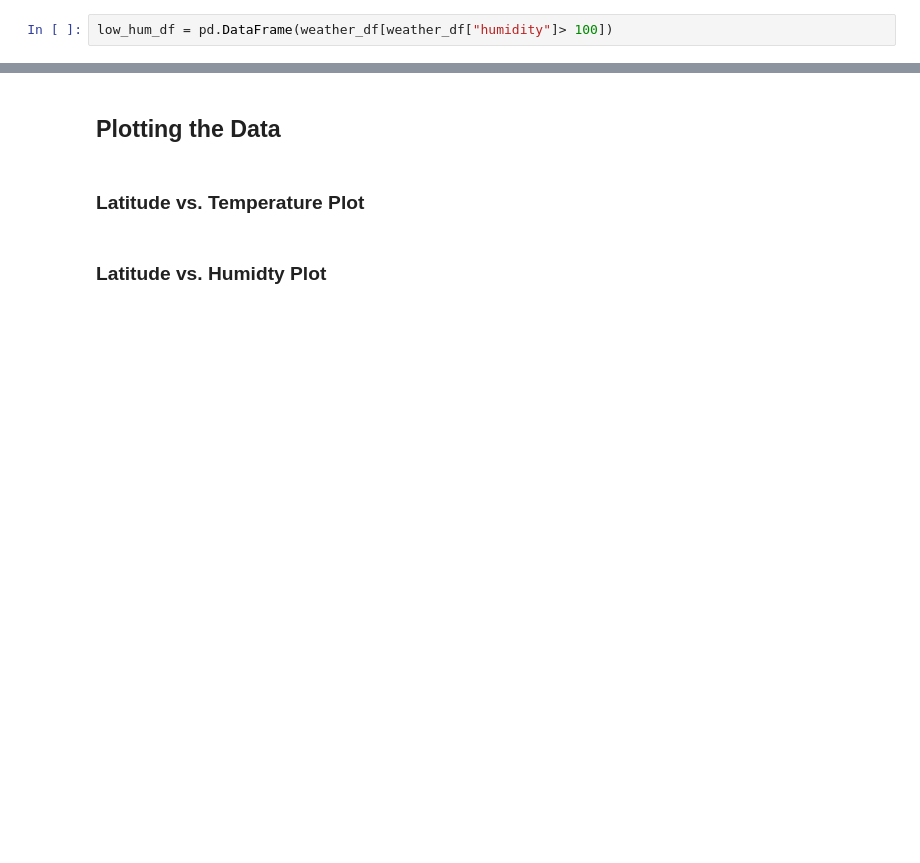
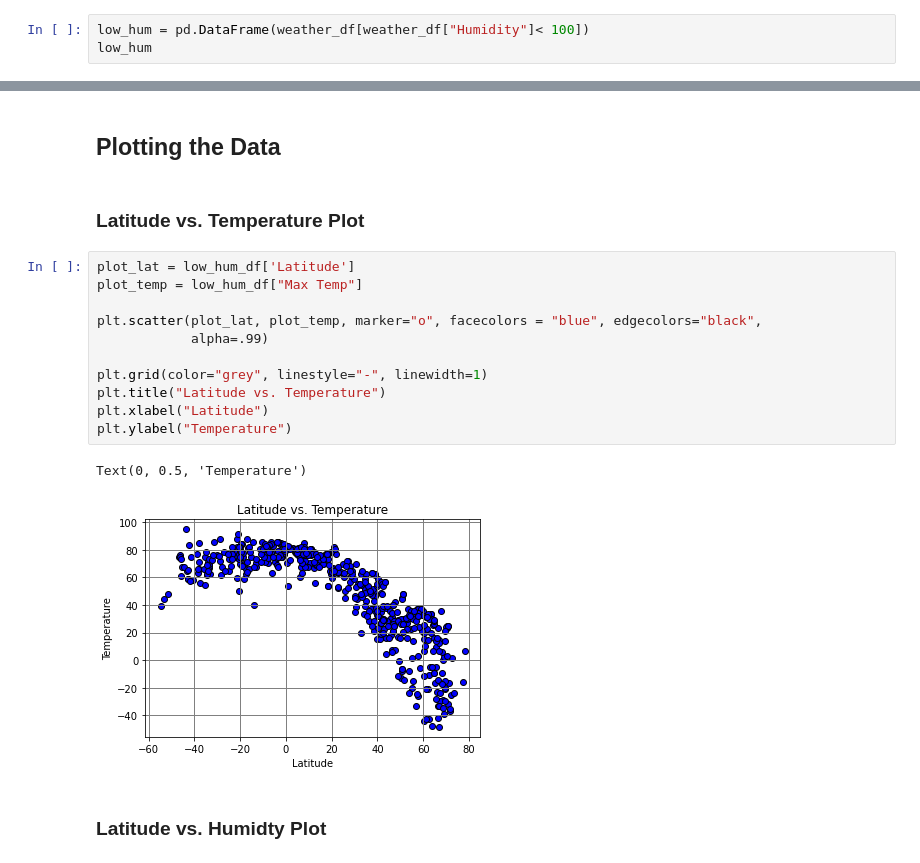
Before and after one commit to HilaryKoerner/Vacation_and_Weather_Analysis, a Jupyter notebook: WeatherPy/WeatherPy.ipynb, the cells around one changed output, grey strips where cells are left out. Drawn from its saved outputs; the diff is of its cells as text; blank space fills up the shorter version.

Commit message:
added scatter plots and lin regress

```diff
--- a/WeatherPy/WeatherPy.ipynb
+++ b/WeatherPy/WeatherPy.ipynb
@@ -174,4 +182,5 @@ weather_df.head()
 # %% [markdown]
 ### Inspect data and remove cities where the humidty is > 100%
 # %%
-low_hum_df = pd.DataFrame(weather_df[weather_df["humidity"]> 100])
+low_hum = pd.DataFrame(weather_df[weather_df["Humidity"]< 100])
+low_hum
@@ -179,5 +202,19 @@ low_hum_df = pd.DataFrame(weather_df[weather_df["humidity"]> 100])
 ## Plotting the Data
 # %% [markdown]
 ### Latitude vs. Temperature Plot
+# %%
+plot_lat = low_hum_df['Latitude']
+plot_temp = low_hum_df["Max Temp"]
+
+plt.scatter(plot_lat, plot_temp, marker="o", facecolors = "blue", edgecolors="black",
+            alpha=.99)
+
+plt.grid(color="grey", linestyle="-", linewidth=1)
+plt.title("Latitude vs. Temperature")
+plt.xlabel("Latitude")
+plt.ylabel("Temperature")
+# %% [output]
+Text(0, 0.5, 'Temperature')
+[figure, added]
 # %% [markdown]
 ### Latitude vs. Humidty Plot
```
Also changed, not shown: parts of 26 cells of this notebook.
